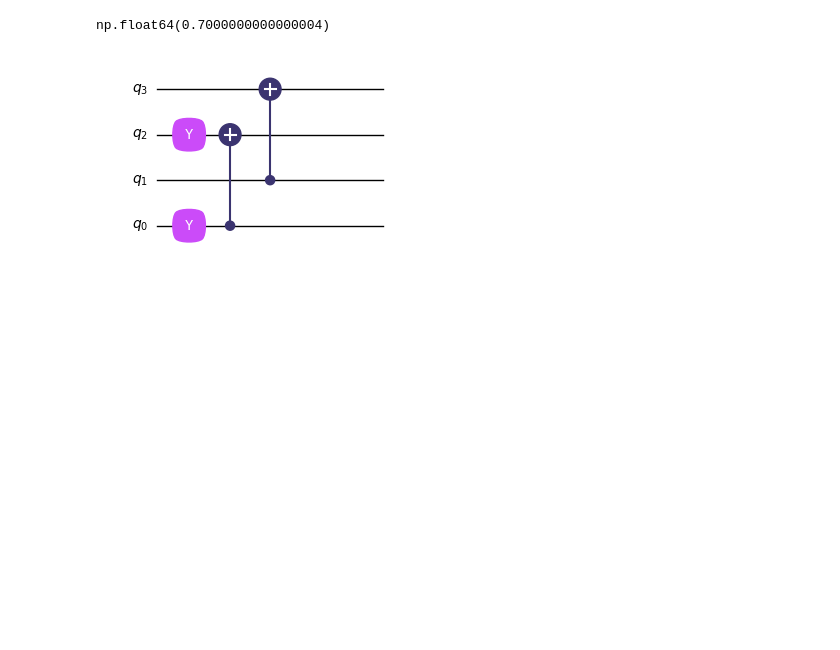
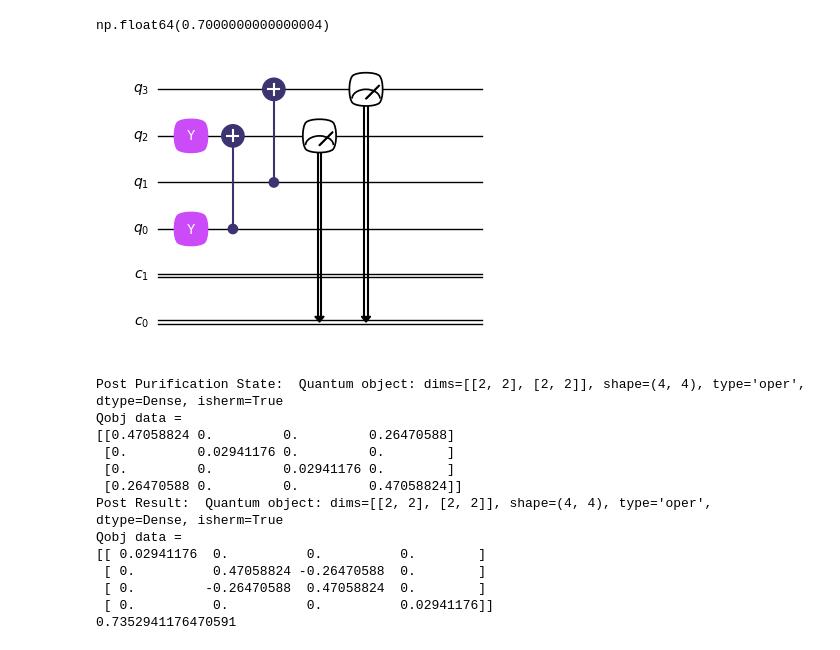
Before and after one commit to kvnkarthik02/quantum-distillation, a Jupyter notebook: bbpsswCircuitModel.ipynb, the cells around one changed output. Saved outputs shown, nothing was run; the diff lists cells and outputs as text; code cells hidden in the pictures; blank space fills up the shorter version.

```diff
--- a/bbpsswCircuitModel.ipynb
+++ b/bbpsswCircuitModel.ipynb
@@ -265,33 +265,47 @@ def perform_purification():
         pre_processing_fidelity = fidelity(werner_state, bell_state('11'))
 
 
-        purification_circuit= QubitCircuit(N=4)
+        purification_circuit= QubitCircuit(N=4, num_cbits= 2)
         purification_circuit.add_gate("Y", targets=[0])
         purification_circuit.add_gate("Y", targets=[2])
         purification_circuit.add_gate("CNOT", targets = [2], controls=[0])
         purification_circuit.add_gate("CNOT", targets = [3], controls=[1])
-
+        purification_circuit.add_measurement("M0", targets= 2, classical_store=0)
+        purification_circuit.add_measurement("M0", targets= 3, classical_store=0)
         purification_circuit.draw("matplotlib", dpi=100)
 
         purification_result = purification_circuit.run(state = tensor(werner_state, werner_state))
         Z0, Z1 = ket2dm(basis(2, 0)), ket2dm(basis(2, 1))
         PZ1 = [tensor(identity(2), identity(2), Z0, Z0), tensor(identity(2), identity(2), Z1, Z1), tensor(identity(2), identity(2), Z0, Z1), tensor(identity(2), identity(2), Z1, Z0)]
         measurement_result = measure_povm(purification_result,PZ1)
 
         if measurement_result[0] == 0 or measurement_result[0] == 1:
             # print("succesful purification result")
             post_purification_state = measurement_result[1].ptrace([0,1])
             print("Post Purification State: ",post_purification_state)
 
             post_purification = QubitCircuit(N=2)
             post_purification.add_gate("Y", targets=[0])
             # post_purification.draw("matplotlib", dpi = 200)
 
             post_purif_result = post_purification.run(state = post_purification_state)
             print("Post Result: ",post_purif_result)
             print(np.square(fidelity(post_purif_result,bell_state("11"))))
 
 
 perform_purification()
 # %% [output]
-[figure, old version]
+[figure, new version]
+Post Purification State:  Quantum object: dims=[[2, 2], [2, 2]], shape=(4, 4), type='oper', dtype=Dense, isherm=True
+Qobj data =
+[[0.47058824 0.         0.         0.26470588]
+ [0.         0.02941176 0.         0.        ]
+ [0.         0.         0.02941176 0.        ]
+ [0.26470588 0.         0.         0.47058824]]
+Post Result:  Quantum object: dims=[[2, 2], [2, 2]], shape=(4, 4), type='oper', dtype=Dense, isherm=True
+Qobj data =
+[[ 0.02941176  0.          0.          0.        ]
+ [ 0.          0.47058824 -0.26470588  0.        ]
+ [ 0.         -0.26470588  0.47058824  0.        ]
+ [ 0.          0.          0.          0.02941176]]
+0.7352941176470591
```
Also changed, not shown: 8 other files.
